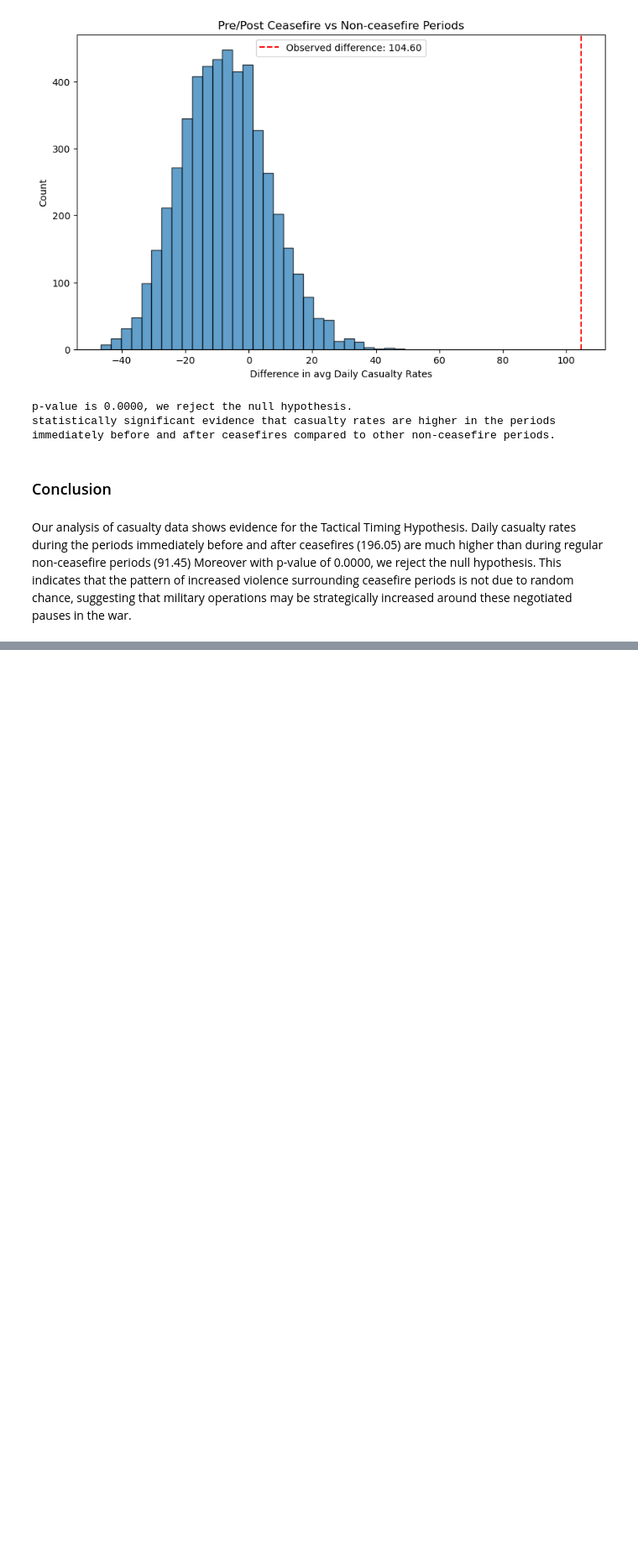
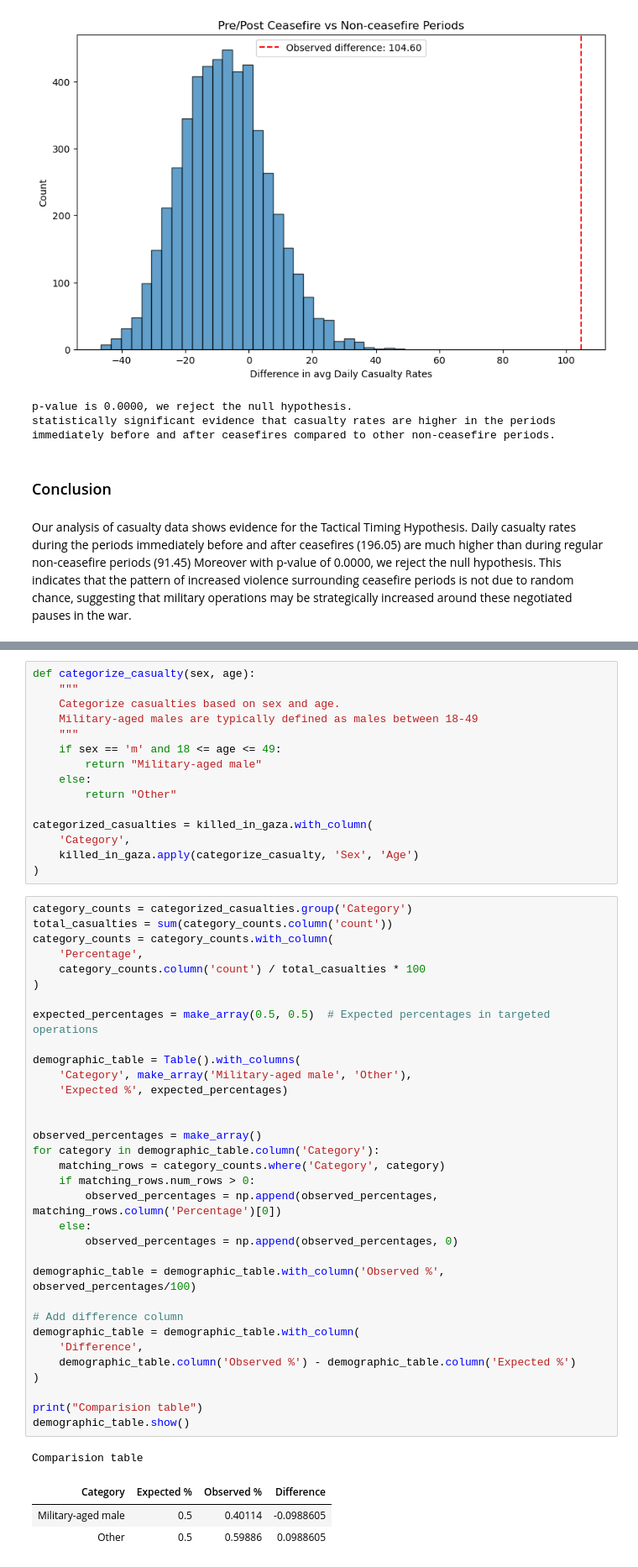
Before and after one commit to shatha-alhazbi/gaza-through-data, a Jupyter notebook: Part B/PartB.ipynb, the cells around one changed output, grey strips where cells are left out. Shown at 84% size. Cells and saved outputs as stored; diff of their text form; blank space fills up the shorter version.

```diff
--- a/Part B/PartB.ipynb
+++ b/Part B/PartB.ipynb
@@ -1281,0 +1308,53 @@ Moreover with p-value of 0.0000, we reject the null hypothesis. This indicates t
+# %%
+def categorize_casualty(sex, age):
+    """
+    Categorize casualties based on sex and age.
+    Military-aged males are typically defined as males between 18-49
+    """
+    if sex == 'm' and 18 <= age <= 49:
+        return "Military-aged male"
+    else:
+        return "Other"
+
+categorized_casualties = killed_in_gaza.with_column(
+    'Category',
+    killed_in_gaza.apply(categorize_casualty, 'Sex', 'Age')
+)
+# %%
+category_counts = categorized_casualties.group('Category')
+total_casualties = sum(category_counts.column('count'))
+category_counts = category_counts.with_column(
+    'Percentage',
+    category_counts.column('count') / total_casualties * 100
+)
+
+expected_percentages = make_array(0.5, 0.5)  # Expected percentages in targeted operations
+
+demographic_table = Table().with_columns(
+    'Category', make_array('Military-aged male', 'Other'),
+    'Expected %', expected_percentages)
+
+
+observed_percentages = make_array()
+for category in demographic_table.column('Category'):
+    matching_rows = category_counts.where('Category', category)
+    if matching_rows.num_rows > 0:
+        observed_percentages = np.append(observed_percentages, matching_rows.column('Percentage')[0])
+    else:
+        observed_percentages = np.append(observed_percentages, 0)
+
+demographic_table = demographic_table.with_column('Observed %', observed_percentages/100)
+
+# Add difference column
+demographic_table = demographic_table.with_column(
+    'Difference',
+    demographic_table.column('Observed %') - demographic_table.column('Expected %')
+)
+
+print("Comparision table")
+demographic_table.show()
+# %% [output]
+Comparision table
+| Category | Expected % | Observed % | Difference |
+| Military-aged male | 0.5 | 0.40114 | -0.0988605 |
+| Other | 0.5 | 0.59886 | 0.0988605 |
```
Also changed, not shown: parts of 17 cells of this notebook.
